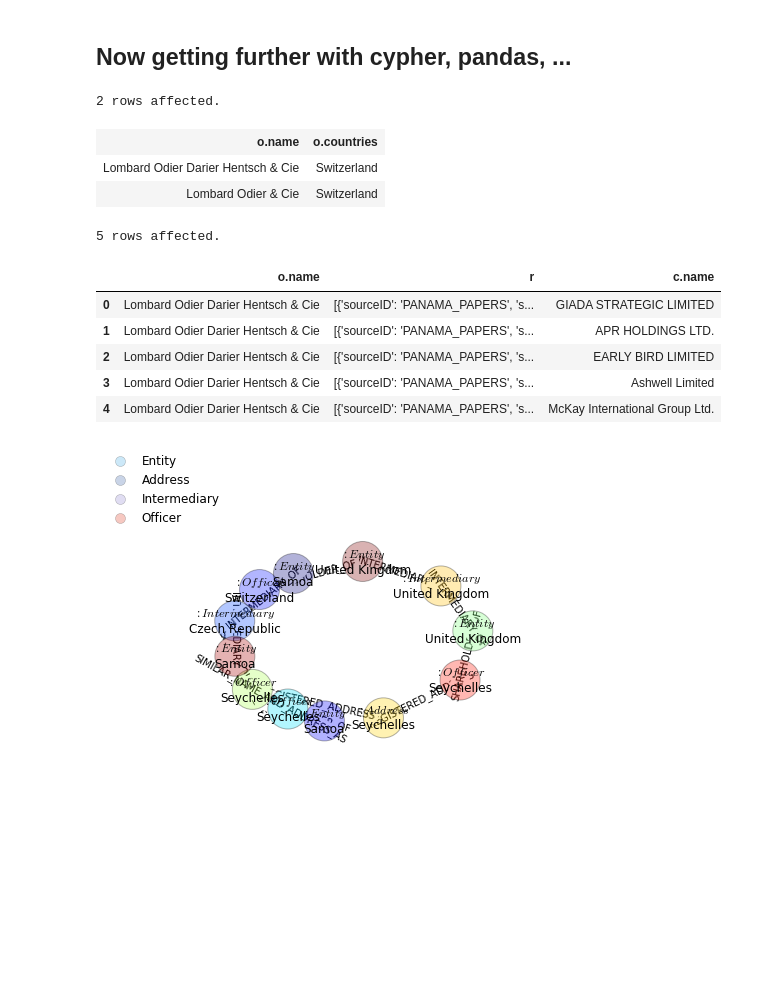
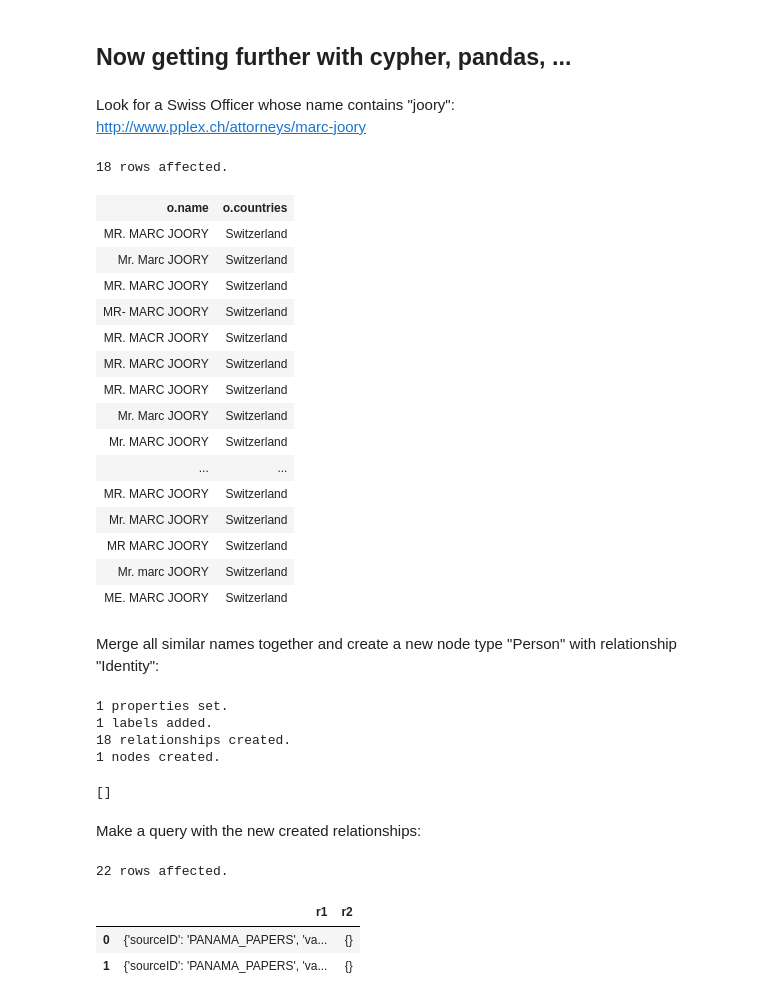
Before and after one commit to fdevillard/ada-swissleak, a Jupyter notebook: Neo4j database.ipynb, the cells around one changed output. Drawn from its saved outputs; the diff is of its cells as text; code cells hidden in the pictures; blank space fills up the shorter version.

```diff
--- a/Neo4j database.ipynb
+++ b/Neo4j database.ipynb
@@ -38,33 +65,59 @@ for d in data:
 import os
 os.environ['NEO4J_URL'] = 'http://neo4j:neo4j2@localhost:7474' # set env var to desired URL
 %load_ext cypher
+# %% [markdown]
+Look for a Swiss Officer whose name contains "joory":
+http://www.pplex.ch/attorneys/marc-joory
 # %%
 %%cypher
-MATCH (o:Officer) WHERE o.name CONTAINS "Lombard Odier"
-RETURN o.name, o.countries
+MATCH (o:Officer) WHERE toLower(o.name) CONTAINS "joory" and o.country_codes contains "CHE"
+RETURN o.name, o.countries LIMIT 20
 # %% [output]
-2 rows affected.
+18 rows affected.
 | o.name | o.countries |
-| Lombard Odier Darier Hentsch & Cie | Switzerland |
-| Lombard Odier & Cie | Switzerland |
+| MR. MARC JOORY | Switzerland |
+| Mr. Marc JOORY | Switzerland |
+| MR. MARC JOORY | Switzerland |
+| MR- MARC JOORY | Switzerland |
+| MR. MACR JOORY | Switzerland |
+| MR. MARC JOORY | Switzerland |
+| MR. MARC JOORY | Switzerland |
+| Mr. Marc JOORY | Switzerland |
+| Mr. MARC JOORY | Switzerland |
+| ... | ... |
+| MR. MARC JOORY | Switzerland |
+| Mr. MARC JOORY | Switzerland |
+| MR MARC JOORY | Switzerland |
+| Mr. marc JOORY | Switzerland |
+| ME. MARC JOORY | Switzerland |
-# %%
-results = %cypher \
-    MATCH (o:Officer) WHERE o.name CONTAINS "Lombard Odier" \
-    MATCH (o)-[r*]-(c:Entity)  \
-    RETURN o.name,r,c.name LIMIT 5
-# %% [output]
-5 rows affected.
-# %%
-results.get_dataframe()
-# %% [output]
-|  | o.name | r | c.name |
-| 0 | Lombard Odier Darier Hentsch & Cie | [{'sourceID': 'PANAMA_PAPERS', 's... | GIADA STRATEGIC LIMITED |
-| 1 | Lombard Odier Darier Hentsch & Cie | [{'sourceID': 'PANAMA_PAPERS', 's... | APR HOLDINGS LTD. |
-| 2 | Lombard Odier Darier Hentsch & Cie | [{'sourceID': 'PANAMA_PAPERS', 's... | EARLY BIRD LIMITED |
-| 3 | Lombard Odier Darier Hentsch & Cie | [{'sourceID': 'PANAMA_PAPERS', 's... | Ashwell Limited |
-| 4 | Lombard Odier Darier Hentsch & Cie | [{'sourceID': 'PANAMA_PAPERS', 's... | McKay International Group Ltd. |
-# %%
-results.draw()
-plt.show()
-# %% [output]
-[figure, removed]
+# %% [markdown]
+Merge all similar names together and create a new node type "Person" with relationship "Identity":
+# %%
+%%cypher
+MATCH (o:Officer)
+WHERE toLower(o.name) CONTAINS "joory" and o.country_codes contains "CHE"
+WITH split(toLower(o.name), " ")[-1] AS name, collect(o) AS officers
+MERGE (p:Person { name:name })
+FOREACH (o IN officers | MERGE (o)-[:IDENTITY]->(p))
+# %% [output]
+1 properties set.
+1 labels added.
+18 relationships created.
+1 nodes created.
+[]
+# %% [markdown]
+Make a query with the new created relationships:
+# %%
+results = %cypher \
+    MATCH (p:Person) WHERE p.name CONTAINS "joory" \
+    OPTIONAL MATCH (:Entity)-[r1]-(:Officer)-[r2:IDENTITY]-() \
+    RETURN r1,r2
+# %% [output]
+22 rows affected.
+# %%
+# :) get a dataframe directly
+results.get_dataframe().head(2)
+# %% [output]
+|  | r1 | r2 |
+| 0 | {'sourceID': 'PANAMA_PAPERS', 'va... | {} |
+| 1 | {'sourceID': 'PANAMA_PAPERS', 'va... | {} |
```
Also changed, not shown: parts of 12 cells of this notebook.
